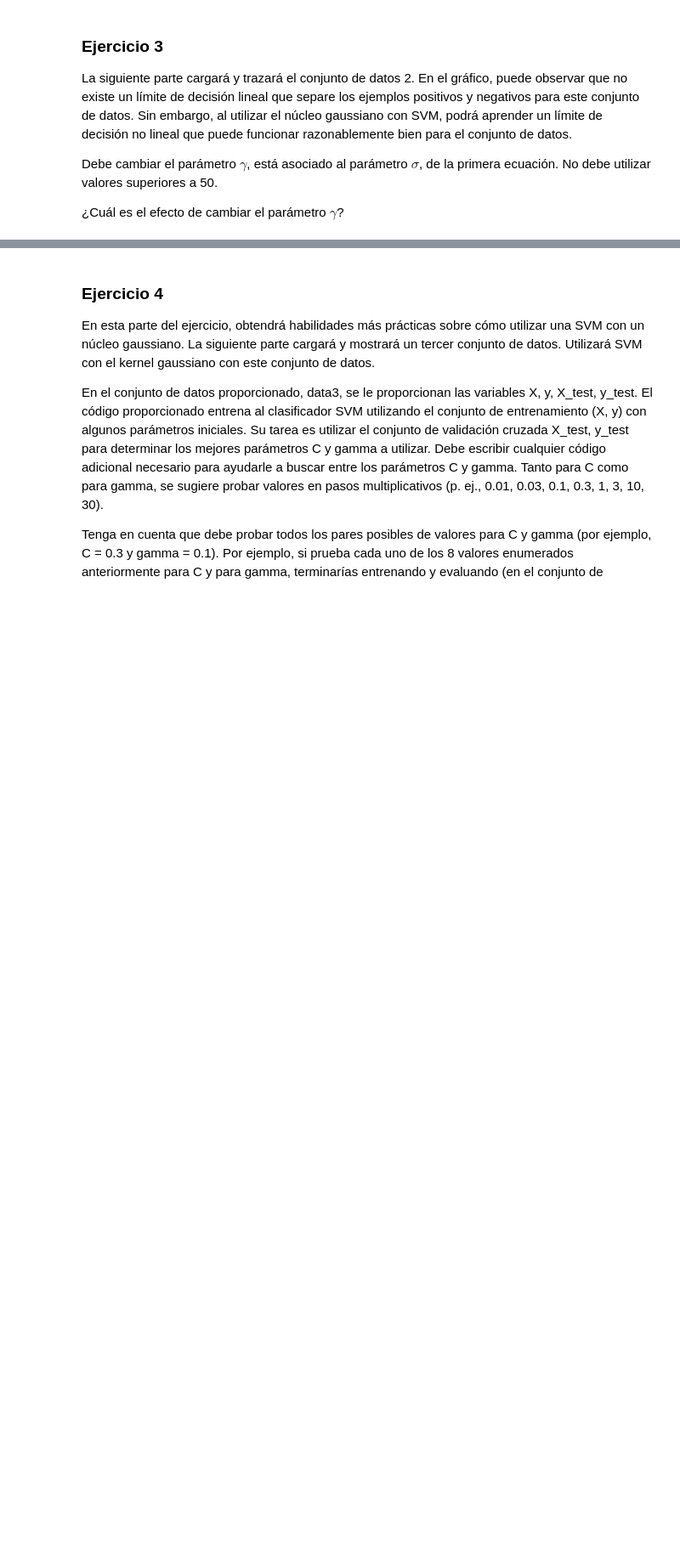
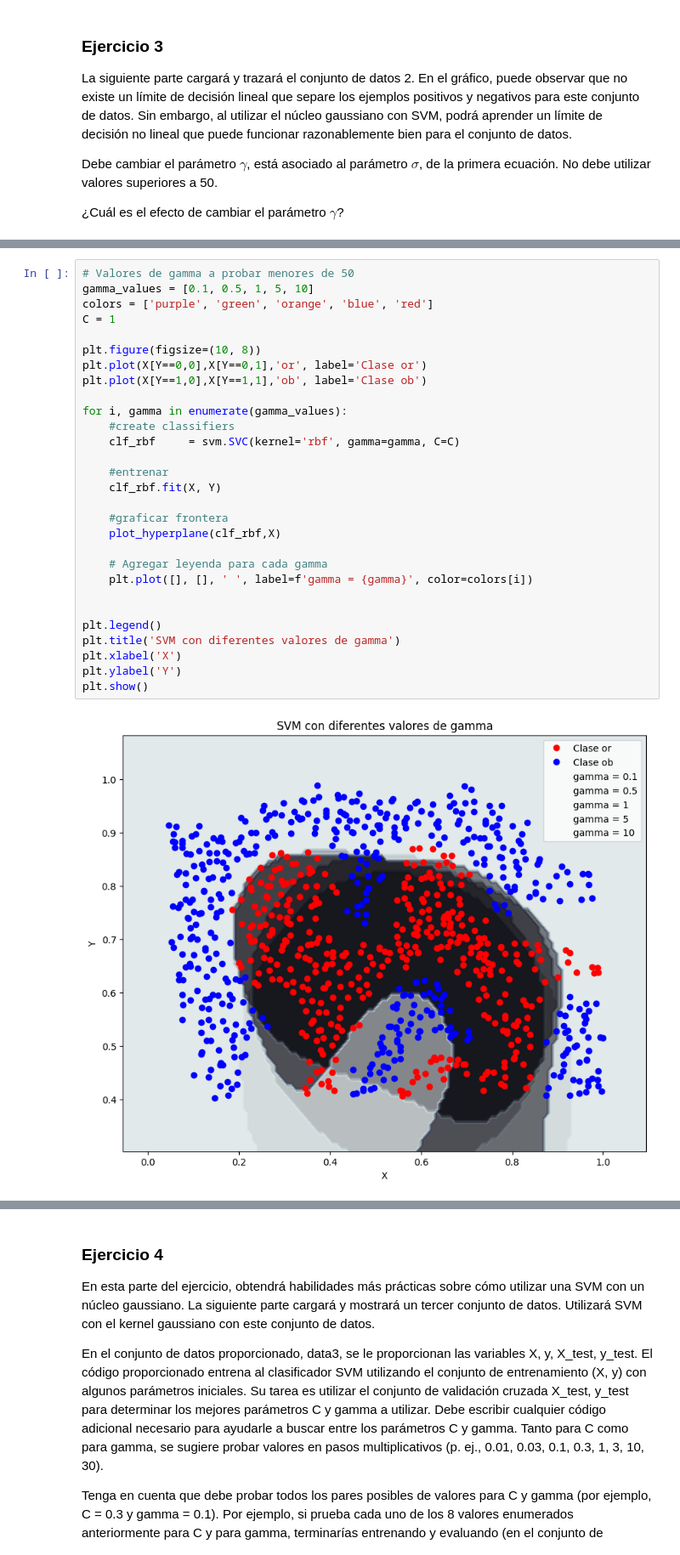
Before and after one commit to cam2149/MachineLearningIII, a Jupyter notebook: SVM_Taller.ipynb, the cells around one changed output, grey strips where cells are left out. Shown at 85% size. Drawn from its saved outputs; the diff is of its cells as text; blank space fills up the shorter version.

```diff
--- a/SVM_Taller.ipynb
+++ b/SVM_Taller.ipynb
@@ -318,0 +323,31 @@ plot_hyperplane(clf_rbf,X)
+# %%
+# Valores de gamma a probar menores de 50
+gamma_values = [0.1, 0.5, 1, 5, 10]
+colors = ['purple', 'green', 'orange', 'blue', 'red']
+C = 1
+
+plt.figure(figsize=(10, 8))
+plt.plot(X[Y==0,0],X[Y==0,1],'or', label='Clase or')
+plt.plot(X[Y==1,0],X[Y==1,1],'ob', label='Clase ob')
+
+for i, gamma in enumerate(gamma_values):
+    #create classifiers
+    clf_rbf     = svm.SVC(kernel='rbf', gamma=gamma, C=C)
+
+    #entrenar
+    clf_rbf.fit(X, Y)
+
+    #graficar frontera
+    plot_hyperplane(clf_rbf,X)
+
+    # Agregar leyenda para cada gamma
+    plt.plot([], [], ' ', label=f'gamma = {gamma}', color=colors[i])
+
+
+plt.legend()
+plt.title('SVM con diferentes valores de gamma')
+plt.xlabel('X')
+plt.ylabel('Y')
+plt.show()
+# %% [output]
+[figure, added]
```
Also changed, not shown: parts of 4 cells of this notebook.
